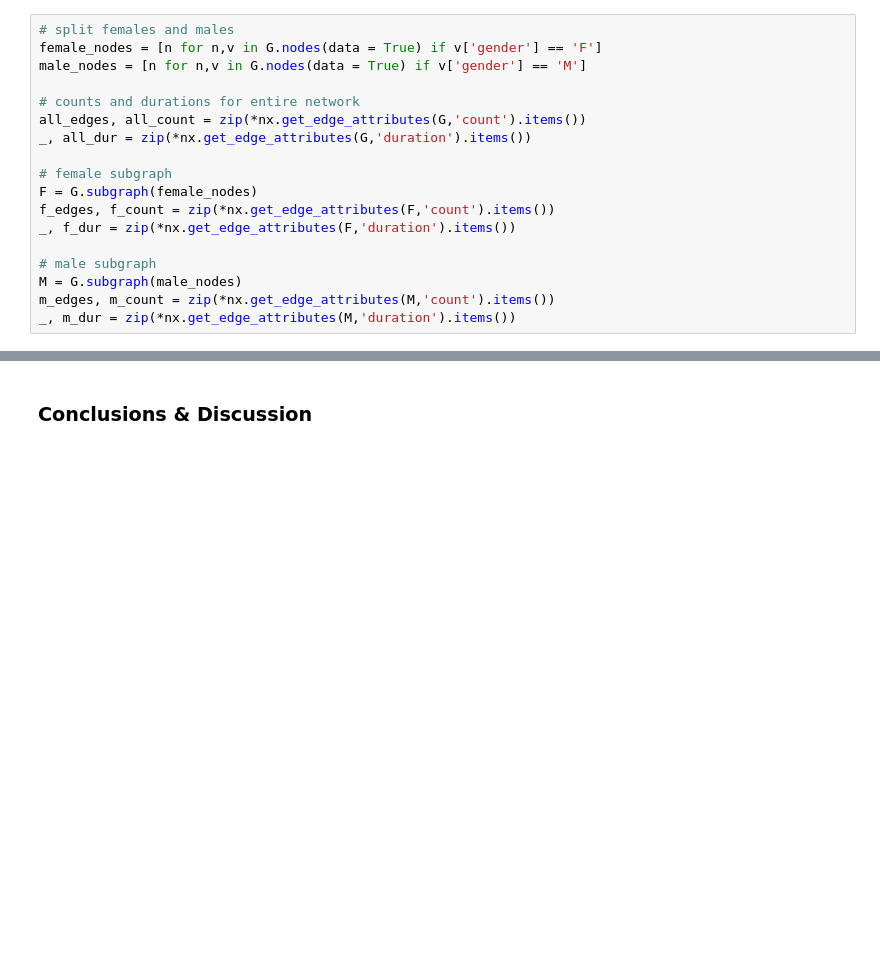
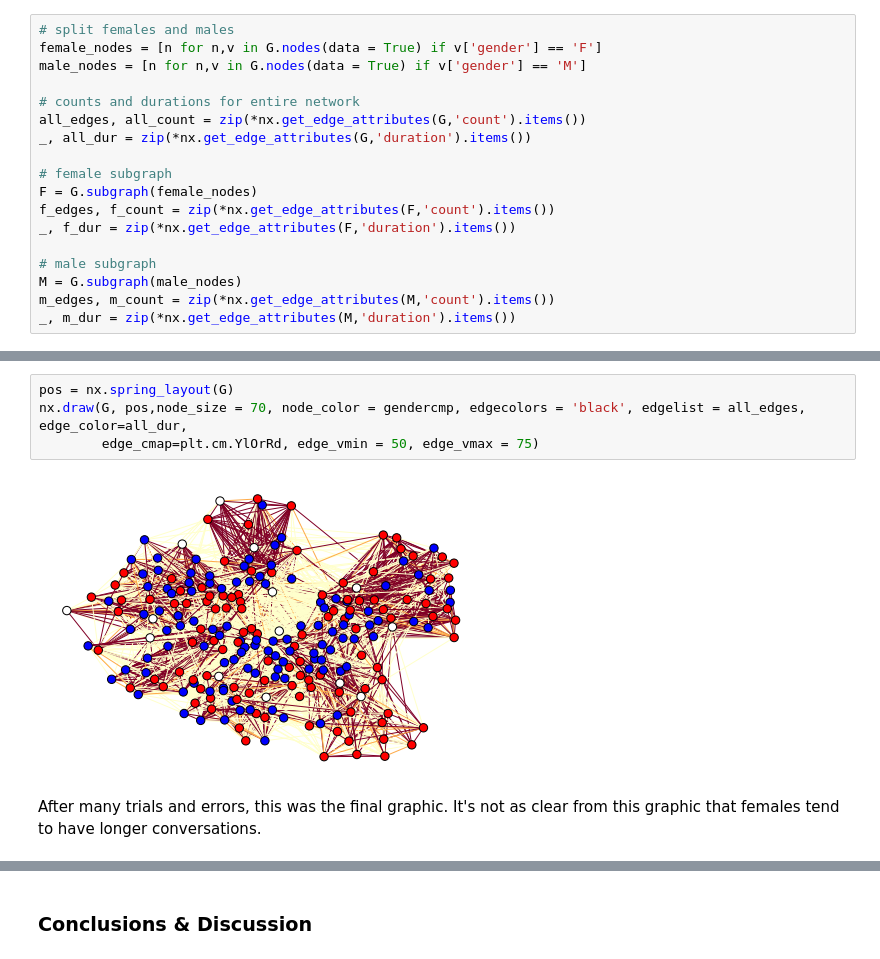
Before and after one commit to amberferger/DATA620_Group_Assignments, a Jupyter notebook: Project1/DATA620_Project1.ipynb, the cells around one changed output, grey strips where cells are left out. Cells and saved outputs as stored; diff of their text form; blank space fills up the shorter version.

```diff
--- a/Project1/DATA620_Project1.ipynb
+++ b/Project1/DATA620_Project1.ipynb
@@ -237,0 +272,8 @@ nx.draw(M, posM, node_size =75, node_color='b', edgelist=m_edges, edge_color=m_d
+# %%
+pos = nx.spring_layout(G)
+nx.draw(G, pos,node_size = 70, node_color = gendercmp, edgecolors = 'black', edgelist = all_edges, edge_color=all_dur,
+        edge_cmap=plt.cm.YlOrRd, edge_vmin = 50, edge_vmax = 75)
+# %% [output]
+[figure, added]
+# %% [markdown]
+After many trials and errors, this was the final graphic. It's not as clear from this graphic that females tend to have longer conversations.
```
Also changed, not shown: parts of 43 cells of this notebook.
